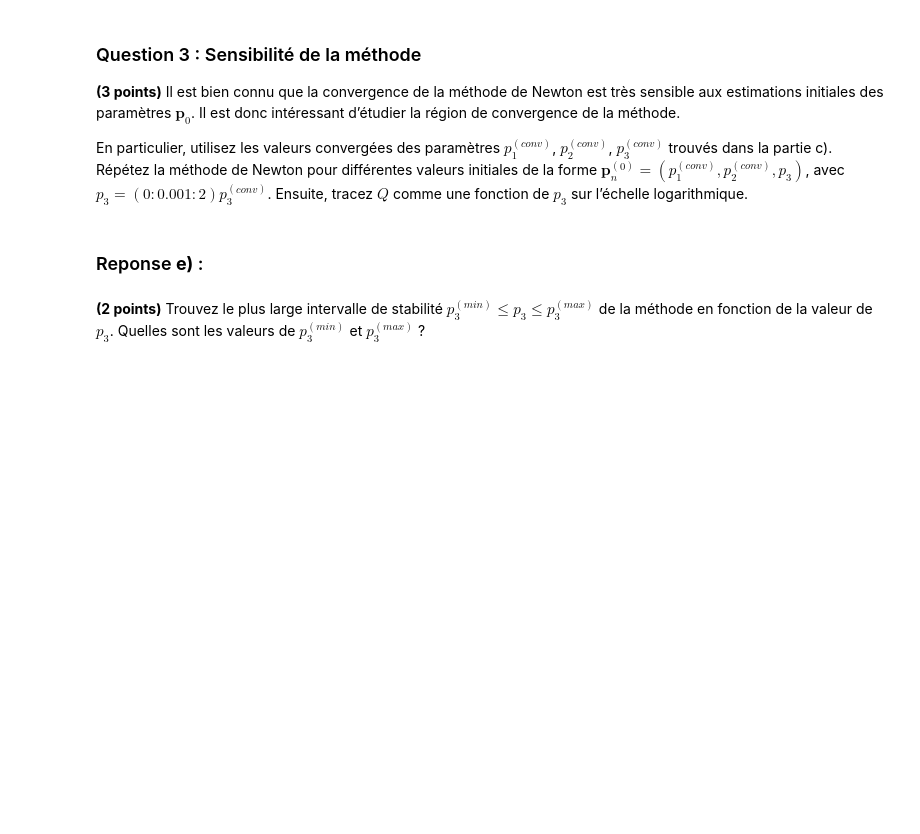
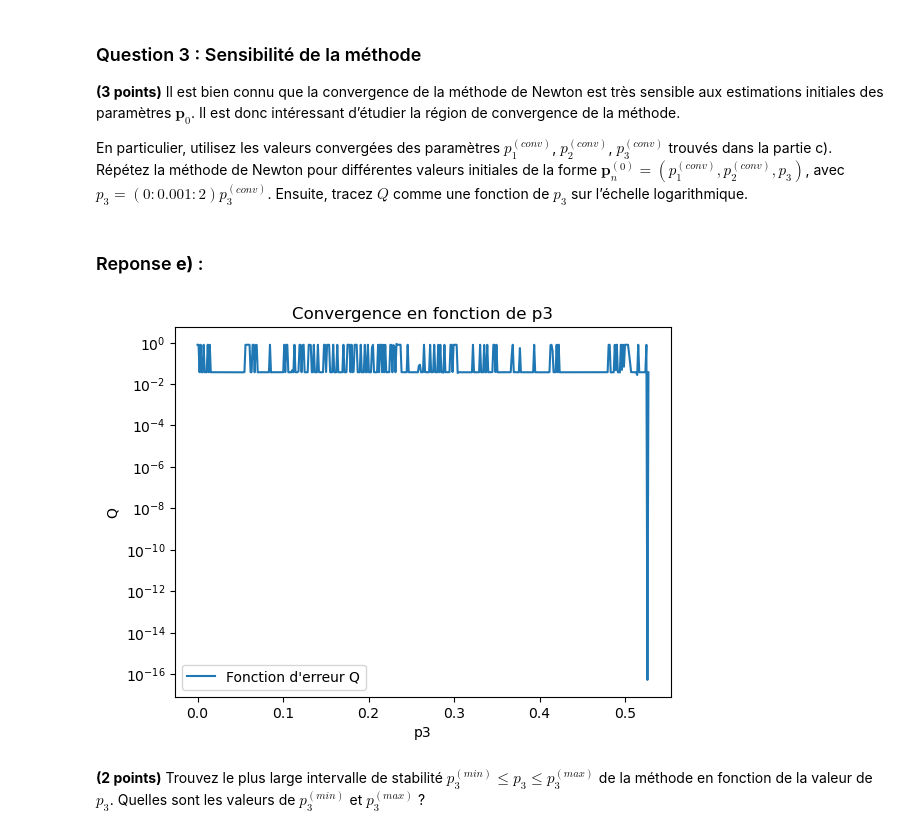
Before and after one commit to ArgCommit/Mini-projet-5.--quations-non-lin-aires-20250219, a Jupyter notebook: eqt_nonlin.ipynb, the cells around one changed output. Drawn from its saved outputs; the diff is of its cells as text; code cells hidden in the pictures; blank space fills up the shorter version.

```diff
--- a/eqt_nonlin.ipynb
+++ b/eqt_nonlin.ipynb
@@ -163,33 +163,40 @@ En particulier, utilisez les valeurs convergées des paramètres $p_1^{(conv)}$,
 # %%
 # Fonction principale pour explorer la région de convergence
 import matplotlib.pyplot as plt
 
 def explorer_convergence(p1_conv, p2_conv, p3_conv, x, y, tol=1e-6):
     p3_values = np.arange(0, 2 * p3_conv, 0.001 * p3_conv)
     Q_values = []
+    p3Evaluated = []
     stable_p3_min = None
     stable_p3_max = None
 
     for p3 in p3_values:
         p1, p2, p3_final, err = newton_method(x, y, p1_conv, p2_conv, p3, tol)
         Q = error_function(p1, p2, p3_final, x, y)
         Q_values.append(Q)
-
+        p3Evaluated.append(p3)
         if err < tol:
             if stable_p3_min is None:
                 stable_p3_min = p3
             stable_p3_max = p3
         else:
             if stable_p3_max is not None:
                 break
 
-    # Tracer Q en fonction de p3 sur une échelle logarithmique
-
+    plt.plot(p3Evaluated, Q_values, label="Fonction d'erreur Q")
+    plt.yscale('log')
+    plt.xlabel("p3")
+    plt.ylabel("Q")
+    plt.title("Convergence en fonction de p3")
+    plt.legend()
+    plt.show()
     return stable_p3_min, stable_p3_max
 
 # Explorer la convergence pour différentes valeurs de p3
-p3_min, p3_max = explore_convergence(p1_final, p2_final, p3_final, x, y, tol)
-print(f"Intervalle de stabilité: p3_min = {p3_min:.6f}, p3_max = {p3_max:.6f}")
+p3_min, p3_max = explorer_convergence(p1_final, p2_final, p3_final, x, y, tol)
+# %% [output]
+[figure, added]
 # %% [markdown]
 **(2 points)** Trouvez le plus large intervalle de stabilité $p_3^{(min)} \leq p_3 \leq p_3^{(max)}$ de la méthode en fonction de la valeur de $p_3$. Quelles sont les valeurs de $p_3^{(min)}$ et $p_3^{(max)}$ ?
 # %% [markdown]
```
Also changed, not shown: parts of 2 cells of this notebook.
